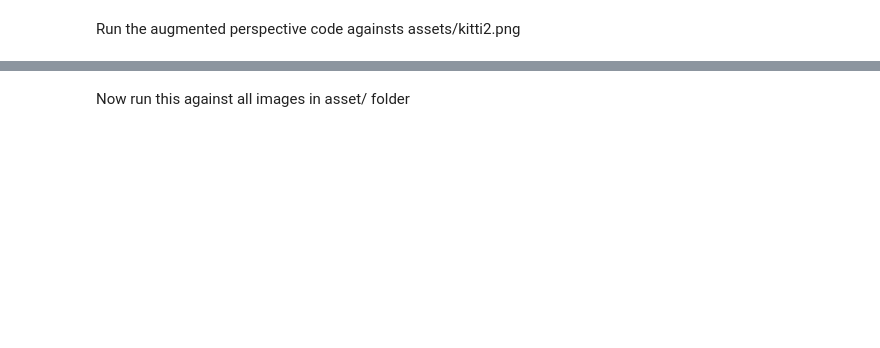
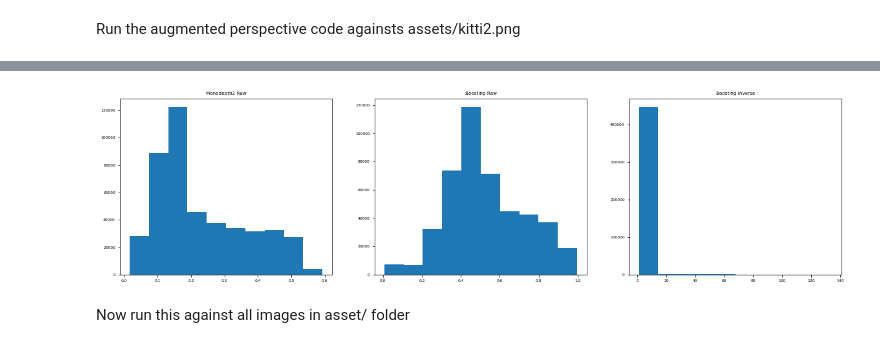
Before and after one commit to hsysuper/augmented-perspective, a Jupyter notebook: AugmentedPerspective.ipynb, the cells around one changed output, grey strips where cells are left out. Saved outputs shown, nothing was run; the diff lists cells and outputs as text; code cells hidden in the pictures; blank space fills up the shorter version.

```diff
--- a/AugmentedPerspective.ipynb
+++ b/AugmentedPerspective.ipynb
@@ -167,15 +256,19 @@ ax[1].title.set_text('Boosting')
 # %%
 raw_depth_map_after_monodepth2 = np.load("outputs/kitti2_monodepth2_resized_disp.npy")
 raw_depth_map_after_boosting = np.load("outputs/kitti2_boosting_depth_raw.npy")
 inverse_depth_map_after_boosting = np.load("outputs/kitti2_boosting_depth_inverse.npy")
 
-f, ax = plt.subplots(1, 3, dpi=500)
+f, ax = plt.subplots(1, 3)
+plt.rcParams["figure.figsize"] = (20,10)
+plt.rcParams.update({'font.size': 6})
 draw_histogram(ax[0], raw_depth_map_after_monodepth2)
 ax[0].title.set_text('Monodepth2 Raw')
 draw_histogram(ax[1], raw_depth_map_after_boosting)
 ax[1].title.set_text('Boosting Raw')
 draw_histogram(ax[2], inverse_depth_map_after_boosting)
 ax[2].title.set_text('Boosting Inverse')
+# %% [output]
+[figure, added]
 # %% [markdown]
 Now run this against all images in asset/ folder
 # %%
```
Also changed, not shown: parts of 12 cells of this notebook.
